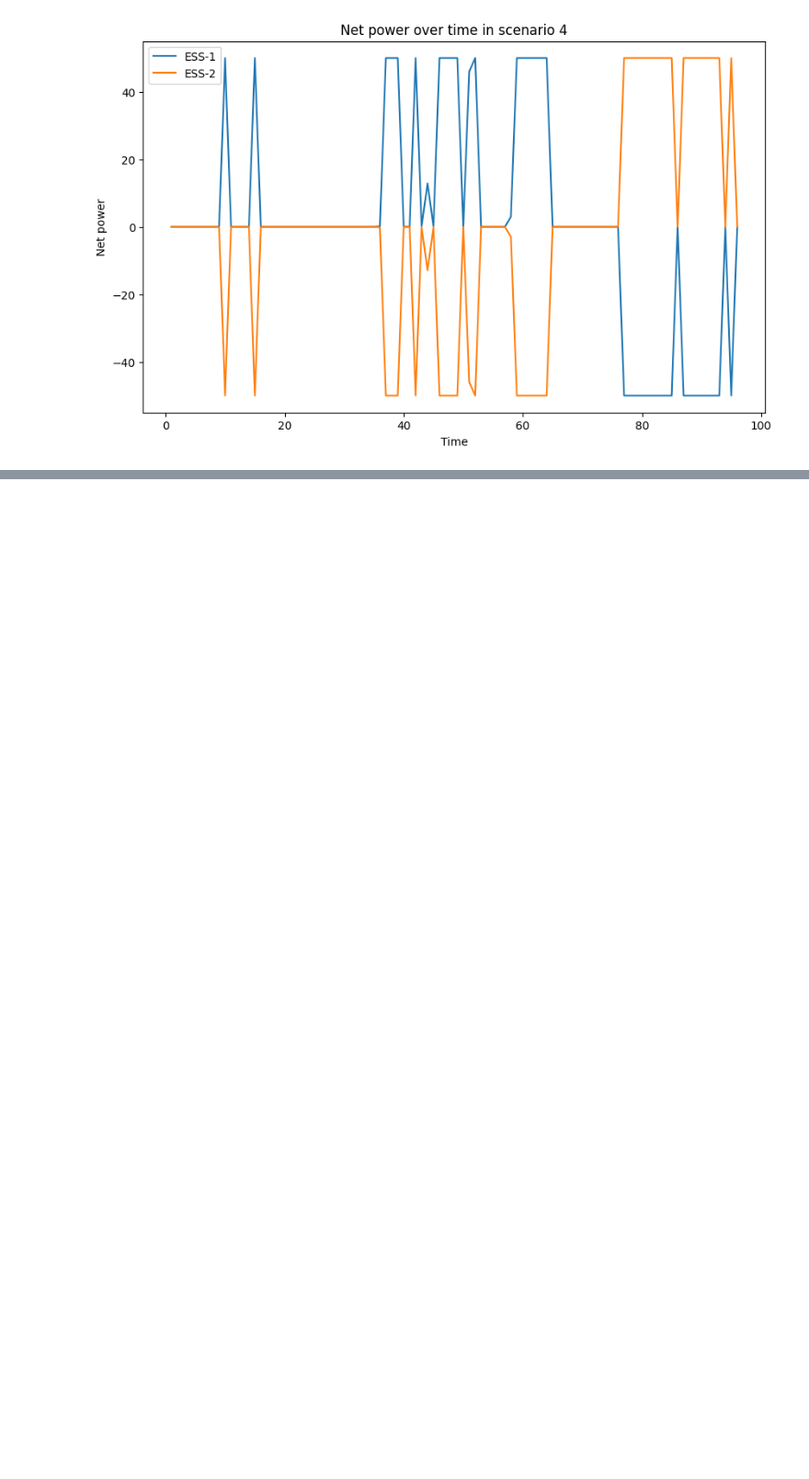
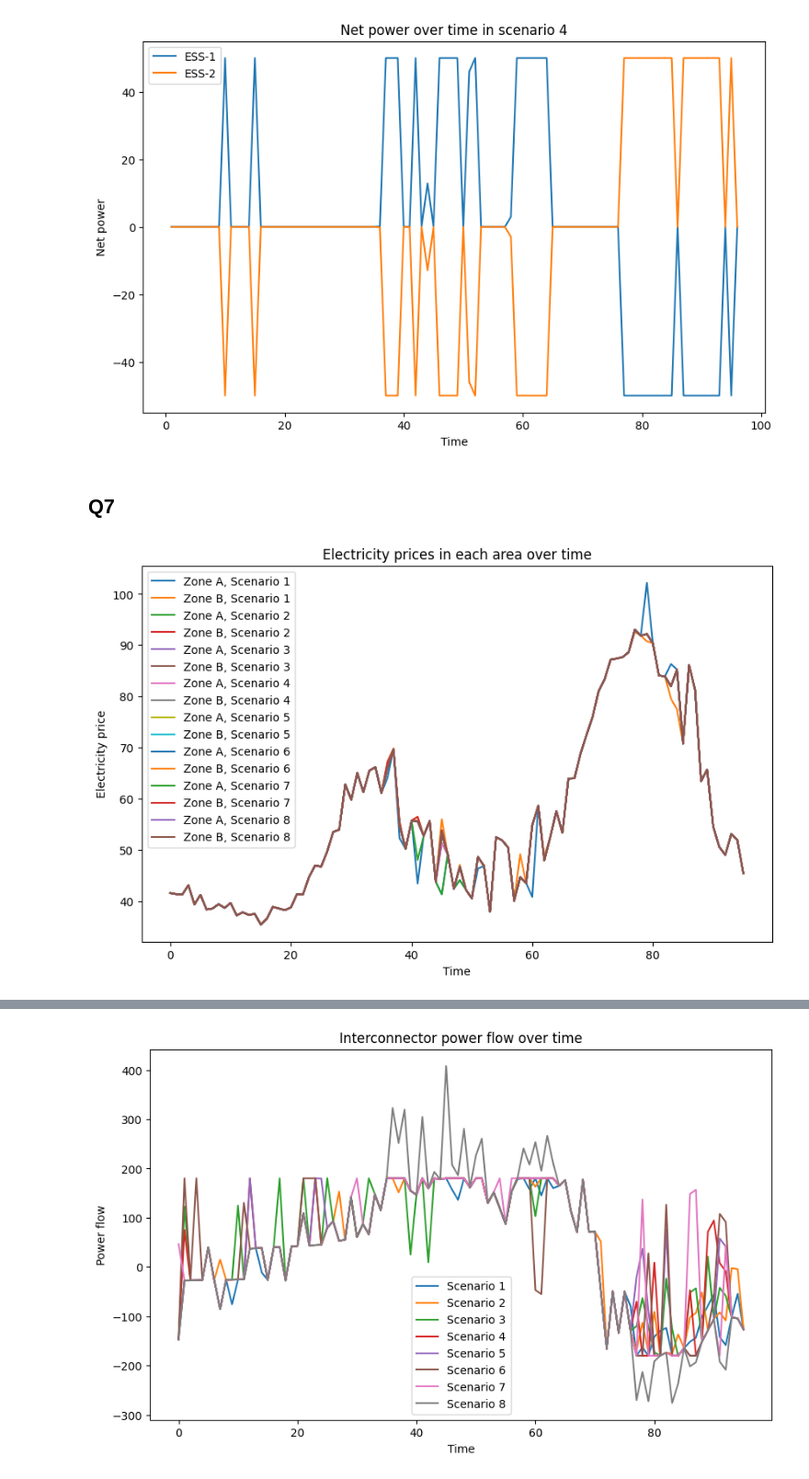
Before and after one commit to zeskeertwee/5XWA0_assignment2, a Jupyter notebook: main.ipynb, the cells around one changed output, grey strips where cells are left out. Shown at 92% size. Drawn from its saved outputs; the diff is of its cells as text; code cells hidden in the pictures; blank space fills up the shorter version.

```diff
--- a/main.ipynb
+++ b/main.ipynb
@@ -367,7 +367,7 @@ charging_results= { z: {t: pyomo.value(model.P_ch[z,t]) for t in model.T} for z
 
 # plot state-of-energy
 #define mapping of zone index to name
-zone_name = {
+ESS_name = {
     0: "ESS-1",
     1: "ESS-2"
 }
@@ -378,7 +378,7 @@ congestion = [x > 1e-6 for x in net[0]]
 
 plt.figure(figsize=(10,6))
 for z in model.Z:
-    plt.plot(list(model.T),[state_of_energy_results[z][t] for t in model.T], label=f"{zone_name[z]}")
+    plt.plot(list(model.T),[state_of_energy_results[z][t] for t in model.T], label=f"{ESS_name[z]}")
 for i, t in enumerate(model.T):
     if congestion[i] > 1e-6:
         plt.axvspan(t-1 , t  , color='red', alpha=0.15)
@@ -393,7 +393,7 @@ plt.show()
 
 plt.figure(figsize=(10,6))
 for z in model.Z:
-    plt.plot(list(model.T),net[z], label=f"{zone_name[z]}")
+    plt.plot(list(model.T),net[z], label=f"{ESS_name[z]}")
 plt.xlabel('Time')
 plt.ylabel('Net power')
 plt.title('Net power over time in scenario 4')
@@ -402,3 +402,74 @@ plt.show()
 # %% [output]
 [figure]
 [figure]
+# %% [markdown]
+## Q7
+# %%
+#increasing rated power of the VPL
+# define new scenarios
+new_scenarios = {
+    1: {'Fmax': 180, 'K': 50},
+    2: {'Fmax': 180, 'K': 100},
+    3: {'Fmax': 180, 'K': 150},
+    4: {'Fmax': 180, 'K': 200},
+    5: {'Fmax': 180, 'K': 250},
+    6: {'Fmax': 180, 'K': 300},
+    7: {'Fmax': 180, 'K': 350},
+    8: {'Fmax': 500, 'K': 0}        # increasing capacity of the interconnection and retirering the VPL
+}
+
+
+# solve model
+solver = pyomo.SolverFactory('gurobi')
+new_electricity_results = {}
+new_flow_results = {}
+new_state_of_energy_results = {}
+
+for i, params in new_scenarios.items():
+    model.Fmax = params['Fmax']
+    model.K[0] = params['K']
+    model.K[1] = params['K']
+
+    solver.solve(model)
+    new_electricity_results[i] = { 0: {t: -model.dual[model.zonal_balance_A_constraint[t]] for t in model.T}, 1: {t: -model.dual[model.zonal_balance_B_constraint[t]] for t in model.T} }
+    new_flow_results[i] = [pyomo.value(model.F[t]) for t in model.T]
+    new_state_of_energy_results [i] = { z: {t: pyomo.value(model.SOE[z,t]) for t in model.T} for z in model.Z }
+
+# plot electricity price in each area over time for each scenario
+plt.figure(figsize=(10,6))
+for i, params in new_scenarios.items():
+    for z in model.Z:
+        plt.plot([new_electricity_results[i][z][t] for t in model.T], label=f"Zone {zone_name[z]}, Scenario {i}")
+plt.xlabel('Time')
+plt.ylabel('Electricity price')
+plt.title('Electricity prices in each area over time')
+plt.legend()
+plt.show()
+
+# average price spread for each K
+for i in new_scenarios:
+    spread = np.mean([new_electricity_results[i][1][t]-new_electricity_results[i][0][t] for t in model.T])
+    print(f'K = {new_scenarios[i]['K']}: average price spread = {spread:.2f}')
+
+# interconnector power flow
+plt.figure(figsize=(10,6))
+for i, params in new_scenarios.items():
+    plt.plot(new_flow_results[i], label=f'Scenario {i}')
+plt.xlabel('Time')
+plt.ylabel('Power flow')
+plt.title('Interconnector power flow over time')
+plt.legend()
+plt.show()
+
+# state-of-energy flow
+plt.figure(figsize=(10,6))
+for i, params in new_scenarios.items():
+    for z in model.Z:
+        plt.plot(list(model.T),[new_state_of_energy_results[i][z][t] for t in model.T], label=f"{ESS_name[z]}, Scenario {i}")
+plt.xlabel('Time')
+plt.ylabel('State of energy')
+plt.title('State of energy over time ')
+plt.legend()
+plt.show()
+# %% [output]
+[figure, added]
@@ -404,0 +484 @@ plt.show()
+[figure, added]
```
Also changed, not shown: parts of 3 cells of this notebook.
